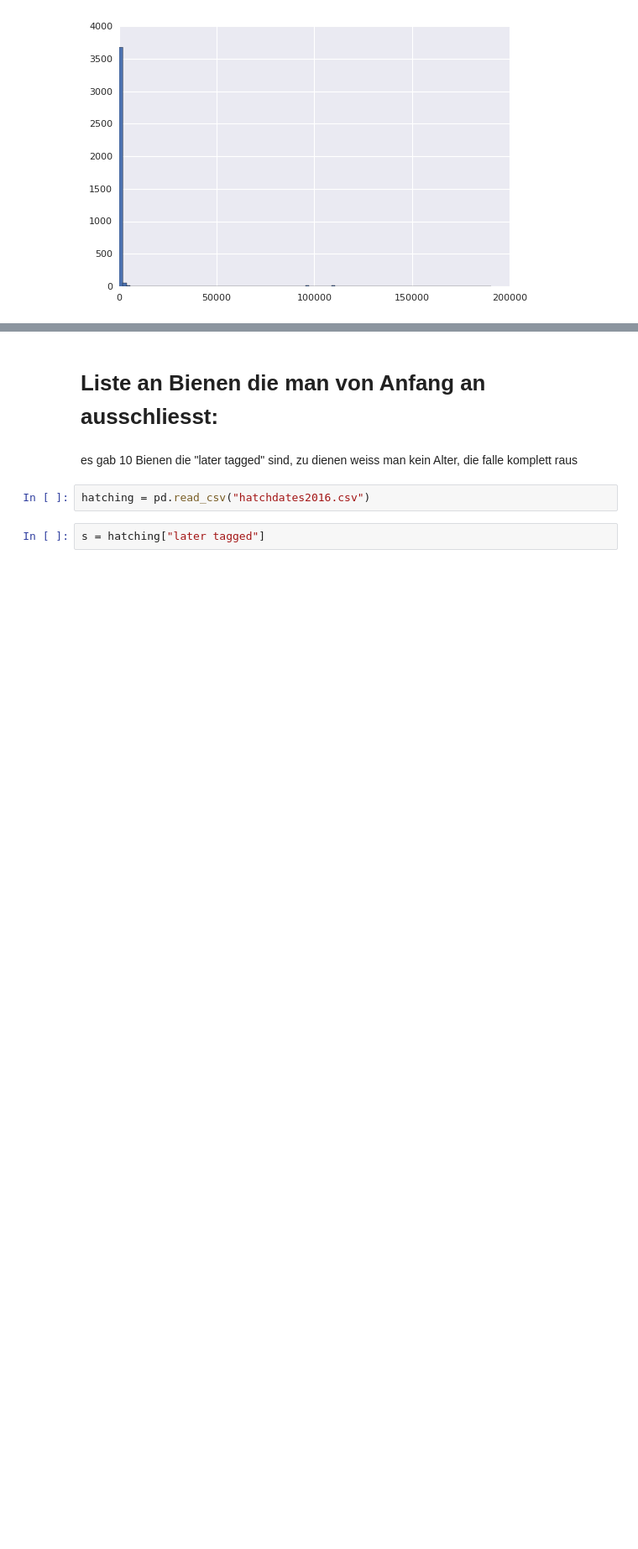
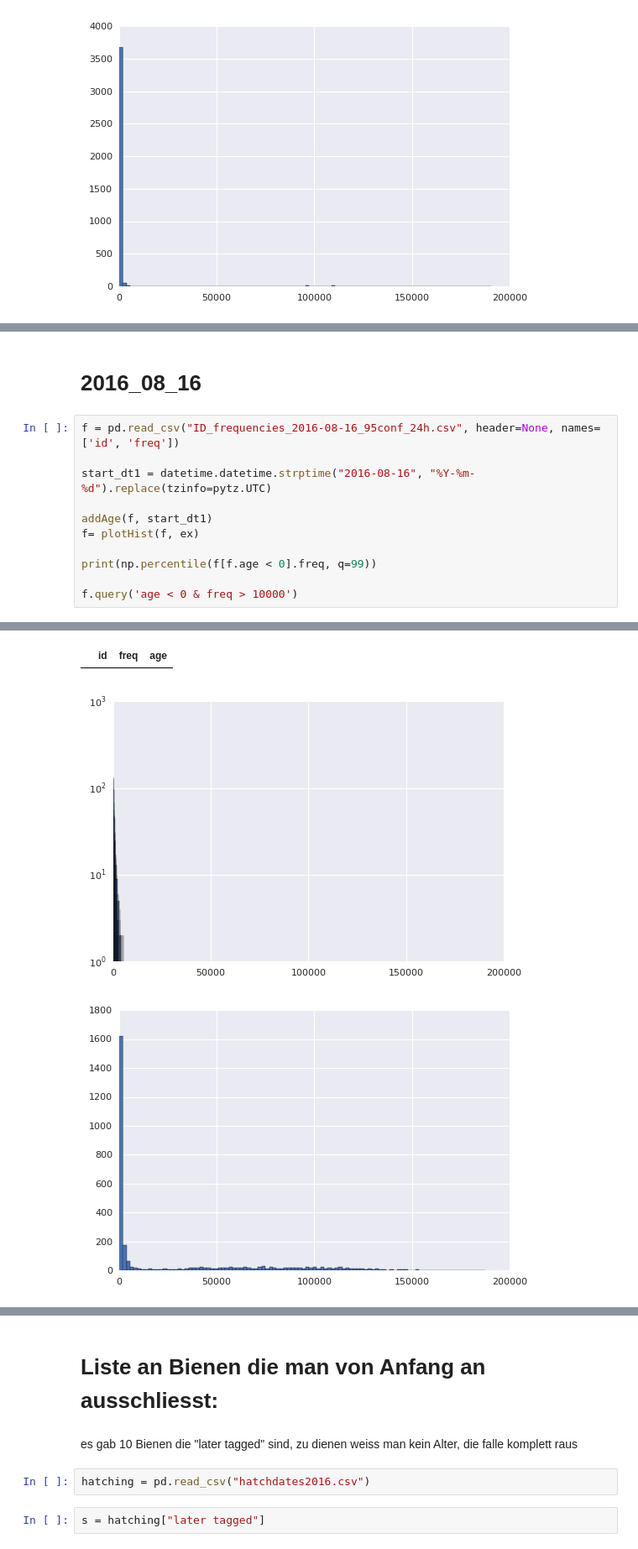
Before and after one commit to aschle/bees-sna, a Jupyter notebook: bib/FrequencyDistributionIDS.ipynb, the cells around one changed output, grey strips where cells are left out. Shown: that part at 84% size. Cells and saved outputs as stored; diff of their text form; blank space fills up the shorter version.

```diff
--- a/bib/FrequencyDistributionIDS.ipynb
+++ b/bib/FrequencyDistributionIDS.ipynb
@@ -367,0 +421,14 @@ dtype: int64
+# %% [markdown]
+# 2016_08_16
+# %%
+f = pd.read_csv("ID_frequencies_2016-08-16_95conf_24h.csv", header=None, names=['id', 'freq'])
+
+start_dt1 = datetime.datetime.strptime("2016-08-16", "%Y-%m-%d").replace(tzinfo=pytz.UTC)
+
+addAge(f, start_dt1)
+f= plotHist(f, ex)
+
+print(np.percentile(f[f.age < 0].freq, q=99))
+
+f.query('age < 0 & freq > 10000')
+# %% [output]
@@ -367,0 +449,3 @@ dtype: int64
+|  | id | freq | age |
+[figure, added]
+[figure, added]
```
Also changed, not shown: parts of 21 cells of this notebook.
